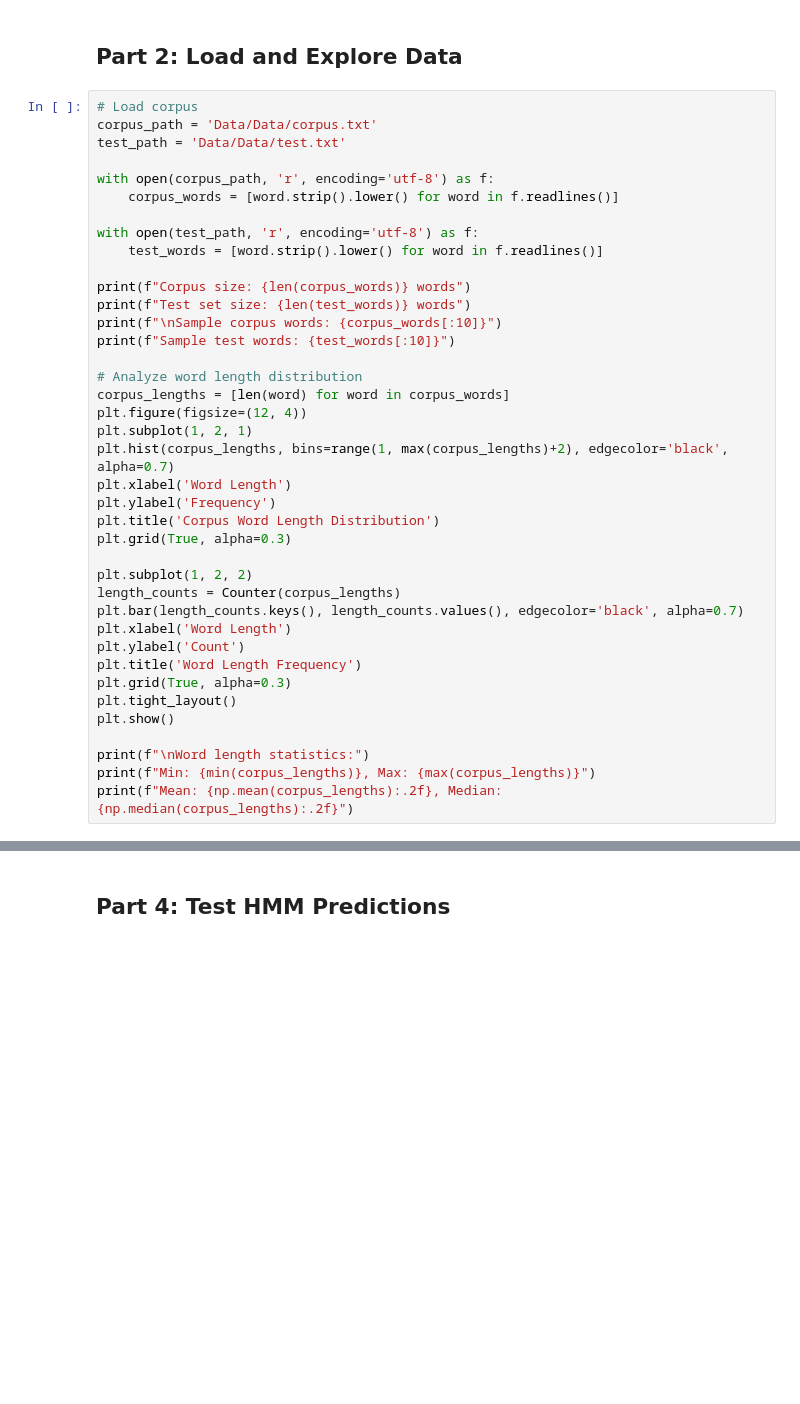
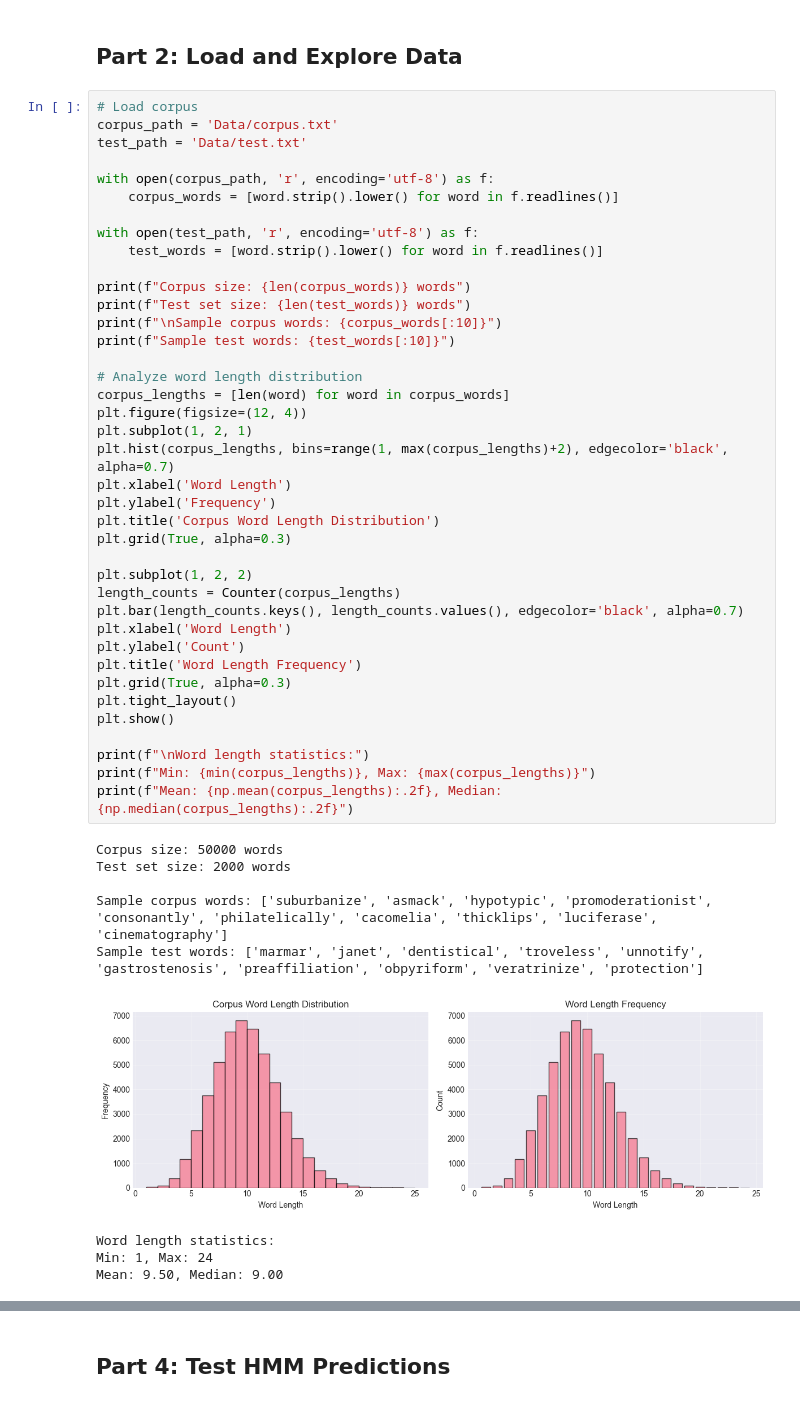
Before and after one commit to stealthwhizz/Hackman-ML, a Jupyter notebook: hangman_agent.ipynb, the cells around one changed output, grey strips where cells are left out. Saved outputs shown, nothing was run; the diff lists cells and outputs as text; blank space fills up the shorter version.

```diff
--- a/hangman_agent.ipynb
+++ b/hangman_agent.ipynb
@@ -604,8 +626,8 @@ print("="*80)
 ## Part 2: Load and Explore Data
 # %%
 # Load corpus
-corpus_path = 'Data/Data/corpus.txt'
-test_path = 'Data/Data/test.txt'
+corpus_path = 'Data/corpus.txt'
+test_path = 'Data/test.txt'
 
 with open(corpus_path, 'r', encoding='utf-8') as f:
     corpus_words = [word.strip().lower() for word in f.readlines()]
@@ -614,31 +636,41 @@ with open(test_path, 'r', encoding='utf-8') as f:
     test_words = [word.strip().lower() for word in f.readlines()]
 
 print(f"Corpus size: {len(corpus_words)} words")
 print(f"Test set size: {len(test_words)} words")
 print(f"\nSample corpus words: {corpus_words[:10]}")
 print(f"Sample test words: {test_words[:10]}")
 
 # Analyze word length distribution
 corpus_lengths = [len(word) for word in corpus_words]
 plt.figure(figsize=(12, 4))
 plt.subplot(1, 2, 1)
 plt.hist(corpus_lengths, bins=range(1, max(corpus_lengths)+2), edgecolor='black', alpha=0.7)
 plt.xlabel('Word Length')
 plt.ylabel('Frequency')
 plt.title('Corpus Word Length Distribution')
 plt.grid(True, alpha=0.3)
 
 plt.subplot(1, 2, 2)
 length_counts = Counter(corpus_lengths)
 plt.bar(length_counts.keys(), length_counts.values(), edgecolor='black', alpha=0.7)
 plt.xlabel('Word Length')
 plt.ylabel('Count')
 plt.title('Word Length Frequency')
 plt.grid(True, alpha=0.3)
 plt.tight_layout()
 plt.show()
 
 print(f"\nWord length statistics:")
 print(f"Min: {min(corpus_lengths)}, Max: {max(corpus_lengths)}")
 print(f"Mean: {np.mean(corpus_lengths):.2f}, Median: {np.median(corpus_lengths):.2f}")
+# %% [output]
+Corpus size: 50000 words
+Test set size: 2000 words
+
+Sample corpus words: ['suburbanize', 'asmack', 'hypotypic', 'promoderationist', 'consonantly', 'philatelically', 'cacomelia', 'thicklips', 'luciferase', 'cinematography']
+Sample test words: ['marmar', 'janet', 'dentistical', 'troveless', 'unnotify', 'gastrostenosis', 'preaffiliation', 'obpyriform', 'veratrinize', 'protection']
+[figure, added]
+Word length statistics:
+Min: 1, Max: 24
+Mean: 9.50, Median: 9.00
 # %% [markdown]
```
Also changed, not shown: parts of 14 cells of this notebook, 6 other files.
